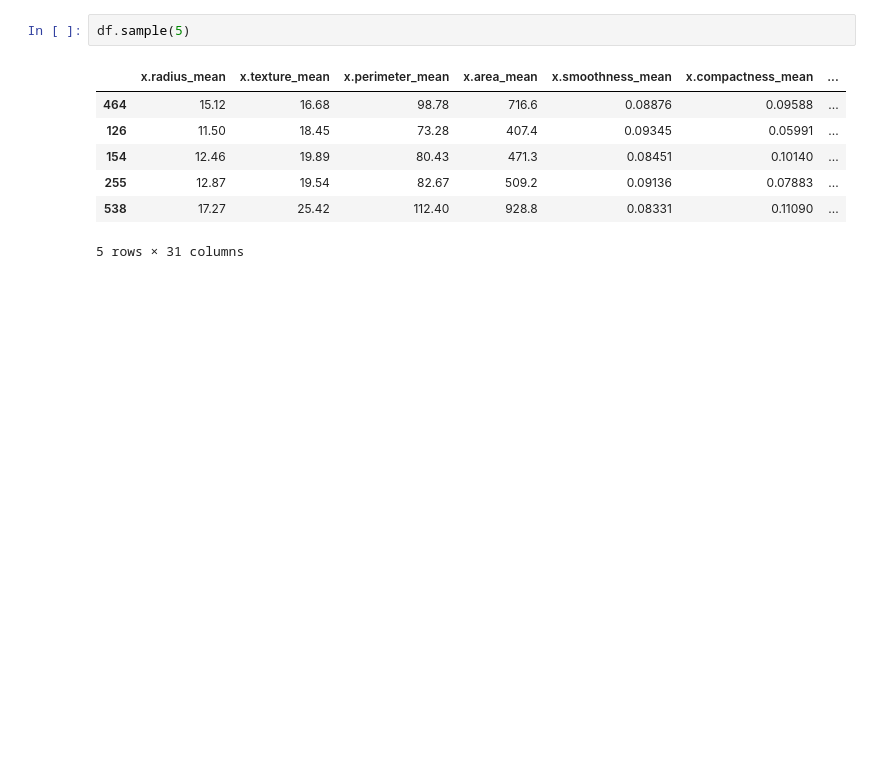
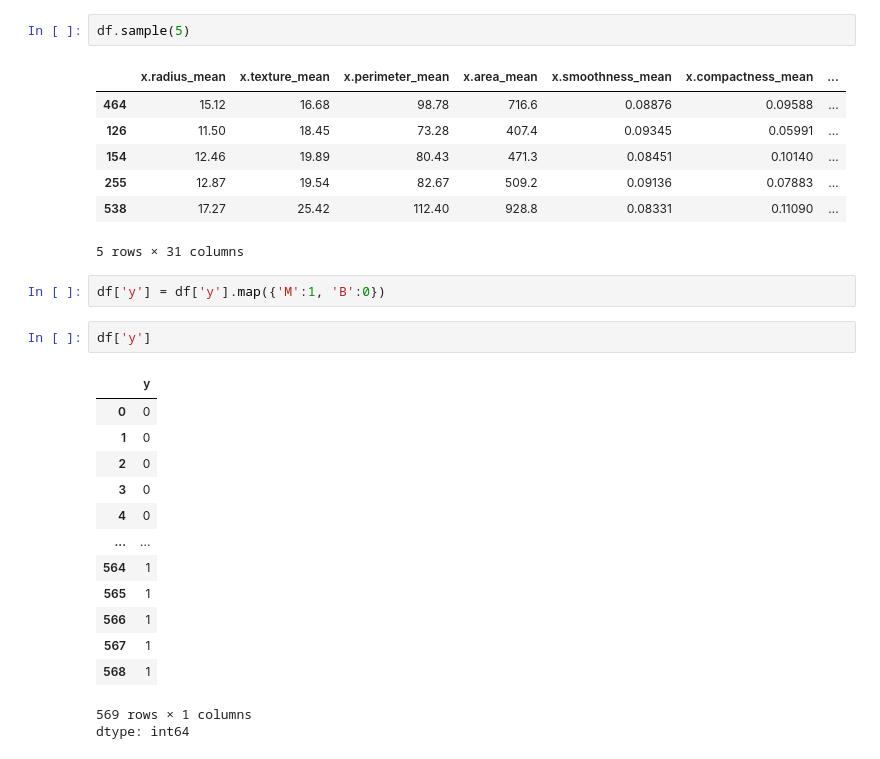
Before and after one commit to touhid0503/Breast_Cancer_Diagnosis_Classification_System, a Jupyter notebook: job3.ipynb, the cells around one changed output. Cells and saved outputs as stored; diff of their text form; blank space fills up the shorter version.

```diff
--- a/job3.ipynb
+++ b/job3.ipynb
@@ -99,3 +99,22 @@ df.sample(5)
 | 255 | 12.87 | 19.54 | 82.67 | 509.2 | 0.09136 | 0.07883 | ... |
 | 538 | 17.27 | 25.42 | 112.40 | 928.8 | 0.08331 | 0.11090 | ... |
 5 rows × 31 columns
+# %%
+df['y'] = df['y'].map({'M':1, 'B':0})
+# %%
+df['y']
+# %% [output]
+|  | y |
+| 0 | 0 |
+| 1 | 0 |
+| 2 | 0 |
+| 3 | 0 |
+| 4 | 0 |
+| ... | ... |
+| 564 | 1 |
+| 565 | 1 |
+| 566 | 1 |
+| 567 | 1 |
+| 568 | 1 |
+569 rows × 1 columns
+dtype: int64
```
Also changed, not shown: parts of 2 cells of this notebook.
